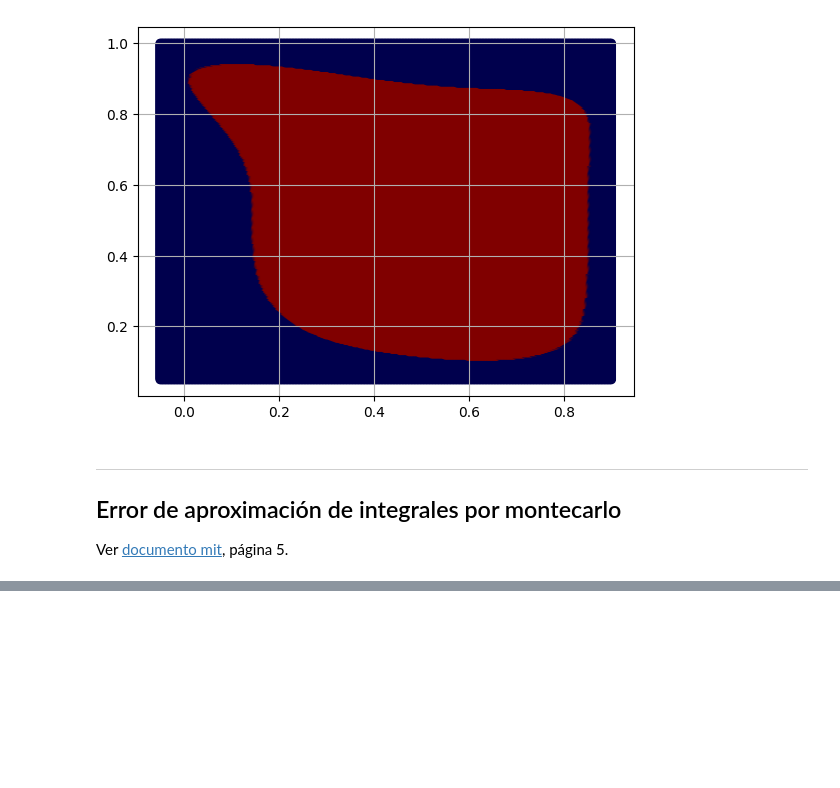
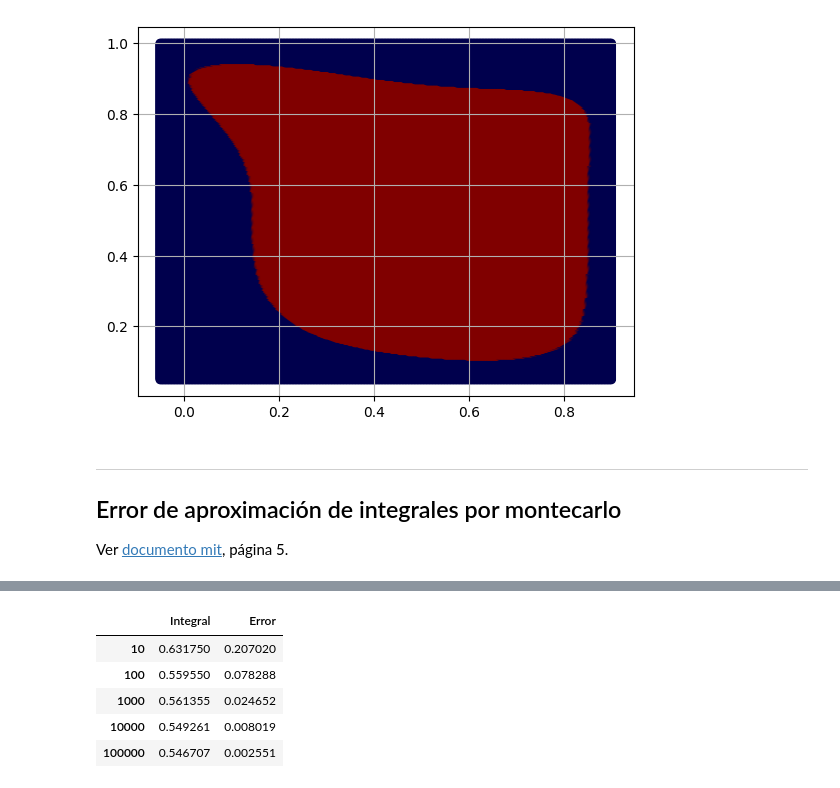
Before and after one commit to ArellanoMCarlos/SimMat_O2023, a Jupyter notebook: Montecarlo/IntegracionMontecarlo.ipynb, the cells around one changed output, grey strips where cells are left out. Saved outputs shown, nothing was run; the diff lists cells and outputs as text; code cells hidden in the pictures; blank space fills up the shorter version.

```diff
--- a/Montecarlo/IntegracionMontecarlo.ipynb
+++ b/Montecarlo/IntegracionMontecarlo.ipynb
@@ -414,0 +425,31 @@ Ver [documento mit](https://ocw.mit.edu/courses/mechanical-engineering/2-086-num
+# %%
+def montecarlo3(r_bernoulli,a1,b1,a2,b2,N,z=1):
+  ux=np.random.uniform(a1,b1,N)
+  uy=np.random.uniform(a2,b2,N)
+  B=r_bernoulli(ux,uy)
+  AR=(b1-a1)*(b2-a2)
+  th=B.mean()
+  e_rel=z*np.sqrt((1-th)/(th*N))
+  return th*AR,e_rel
+# %%
+def region(x,y):
+  return 4*(2*x-1)**4+8*(2*y-1)**8<1+2*(2*y-1)**3*(3*x-2)**2
+a1,b1=-0.05,0.9 # Límites para 'x'
+a2,b2=0.05,1    # Límites para 'y'
+# %%
+# Hacemos la tablita
+#
+N=np.logspace(1,5,5).astype('int')
+tab=pd.DataFrame(index=N)
+for n in N:
+  I,E=montecarlo3(region,a1,b1,a2,b2,n)
+  tab.loc[n,'Integral']=I
+  tab.loc[n,'Error']=E
+tab
+# %% [output]
+|  | Integral | Error |
+| 10 | 0.631750 | 0.207020 |
+| 100 | 0.559550 | 0.078288 |
+| 1000 | 0.561355 | 0.024652 |
+| 10000 | 0.549261 | 0.008019 |
+| 100000 | 0.546707 | 0.002551 |
```
Also changed, not shown: parts of 2 cells of this notebook, 2 other files.
